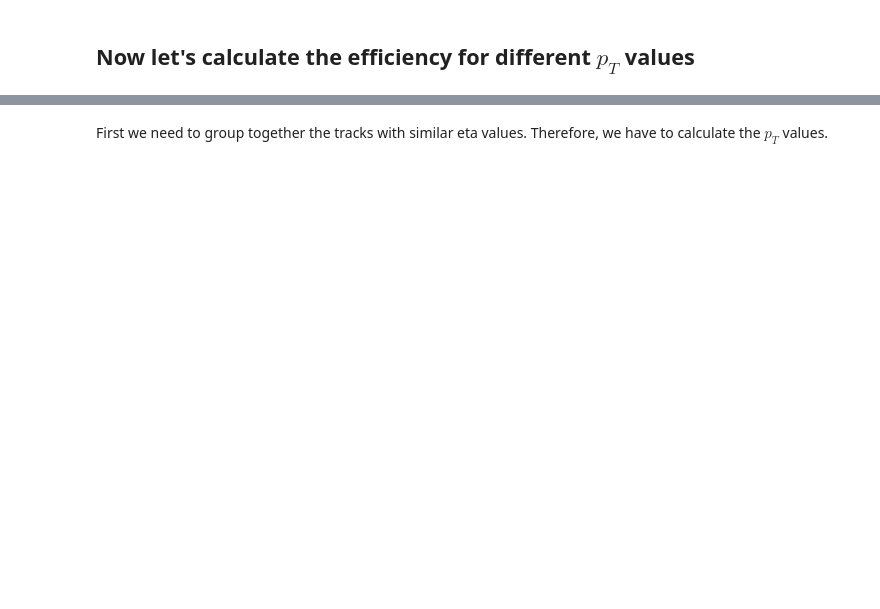
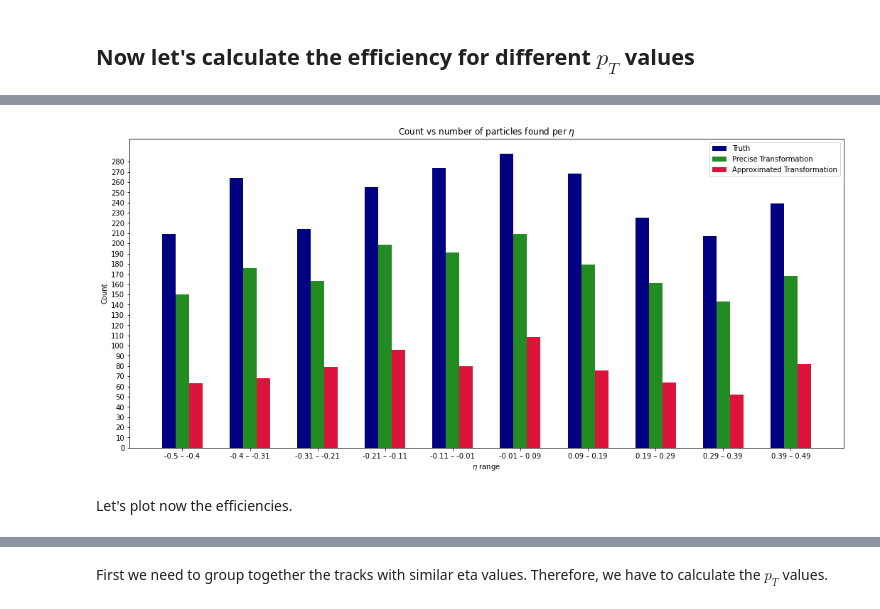
Before and after one commit to asalzburger/sms2021-tra-tra, a Jupyter notebook: src/notebooks/issue5/Helical Hough Transform v2.ipynb, the cells around one changed output, grey strips where cells are left out. Cells and saved outputs as stored; diff of their text form; code cells hidden in the pictures; blank space fills up the shorter version.

```diff
--- a/src/notebooks/issue5/Helical Hough Transform v2.ipynb
+++ b/src/notebooks/issue5/Helical Hough Transform v2.ipynb
@@ -347,0 +587,28 @@ plt.show()
+# %%
+# plot count vs eta
+fig, ax = plt.subplots(figsize=(18, 8))
+
+xticks_r = np.arange(0, len(eta_counts.keys()))
+count_max = max(eta_counts.values())
+bar_width = 0.2
+
+ax.bar(xticks_r - bar_width, list(eta_counts.values()), color='navy', label='Truth',
+       width=bar_width)
+ax.bar(xticks_r, list(precise_eta_counts.values()), color='forestgreen',
+       label='Precise Transformation', width=bar_width)
+ax.bar(xticks_r + bar_width, list(approx_eta_counts.values()), color='crimson',
+       label='Approximated Transformation', width=bar_width)
+
+ax.set_xlabel('$\eta$ range')
+ax.set_xticks(xticks_r)
+ax.set_xticklabels(list(eta_counts.keys()))
+ax.set_ylabel('Count')
+ax.set_yticks(np.arange(0, count_max + 1, 10))
+ax.set_title('Count vs number of particles found per $\eta$')
+ax.legend()
+
+plt.show()
+# %% [output]
+[figure, added]
+# %% [markdown]
+Let's plot now the efficiencies.
```
Also changed, not shown: parts of 46 cells of this notebook, 14 other files.
